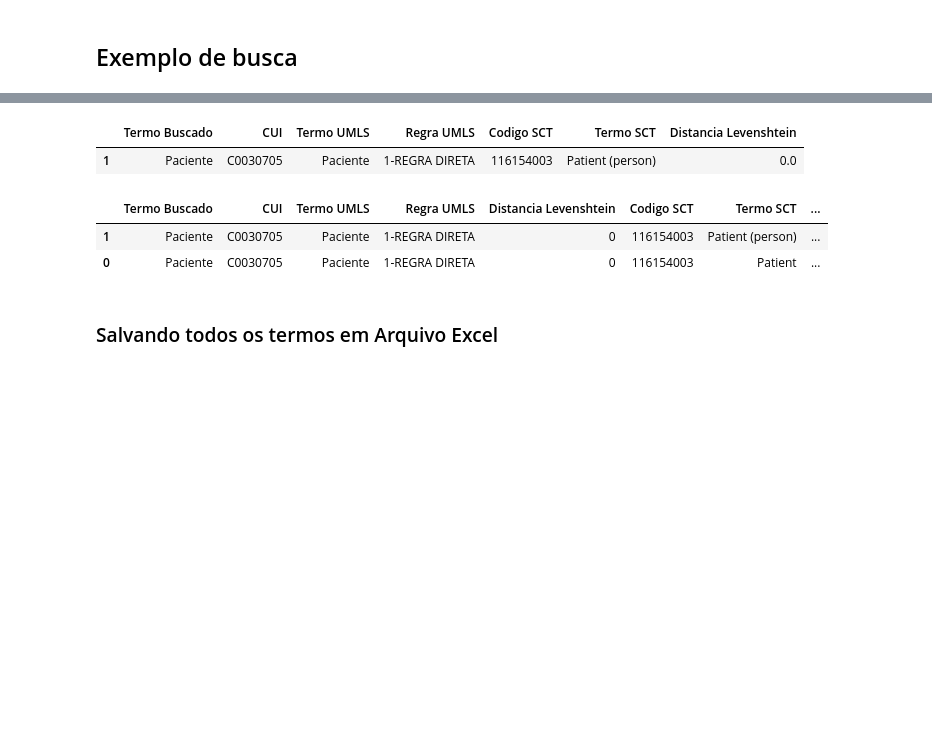
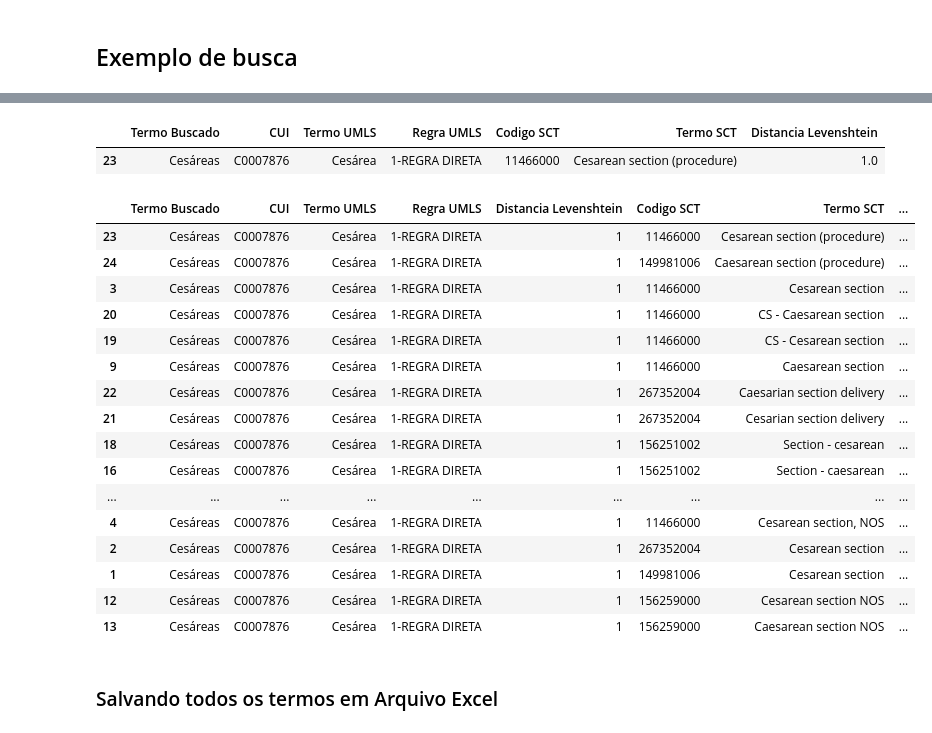
Before and after one commit to HAILab-PUCPR/MapClin-UMLS-SNOMEDCT, a Jupyter notebook: MapClin.ipynb, the cells around one changed output, grey strips where cells are left out. Cells and saved outputs as stored; diff of their text form; code cells hidden in the pictures; blank space fills up the shorter version.

```diff
--- a/MapClin.ipynb
+++ b/MapClin.ipynb
@@ -392,7 +440,6 @@ class PreProcessamento:
 # %% [markdown]
 ### Abrindo e processando dados a partir da UMLS e criando dados intermediários
 # %%
-
 class UMLSclass:
     def __init__(self,preProcessamentoclass):
         self.preProcessamento = preProcessamentoclass
@@ -484,9 +531,9 @@ class UMLSclass:
 
 
     def openFiles(self,files):
-        MRCONSOFILE = UMLSfiles[0]
-        MRXW_PORFILE = UMLSfiles[1]
-        MRRELFILE = UMLSfiles[2]
+        MRCONSOFILE = files[0]
+        MRXW_PORFILE = files[1]
+        MRRELFILE = files[2]
 
         ############################################
 
@@ -579,11 +626,11 @@ class UMLSclass:
     #https://www.ncbi.nlm.nih.gov/books/NBK9685/table/ch03.T.concept_names_and_sources_file_mr/
     #https://www.ncbi.nlm.nih.gov/books/NBK9685/table/ch03.T.related_concepts_file_mrrel_rrf/
     #https://www.nlm.nih.gov/research/umls/sourcereleasedocs/index.html
+    #https://www.nlm.nih.gov/research/umls/knowledge_sources/metathesaurus/release/abbreviations.html
 
 
 
-
-def processUmlsFirstTime(MRCONSOFILE,MRXW_PORFILE,MRRELFILE):
+def processUmlsFirstTime(MRCONSOFILE,MRXW_PORFILE,MRRELFILE,p):
     #import só para ter certeza
     import os
     import json
@@ -613,7 +660,7 @@ def processUmlsFirstTime(MRCONSOFILE,MRXW_PORFILE,MRRELFILE):
             f.write(json.dumps(UMLSNormalizadaLEMMA))
 
 
-def createSCTfiles(MRCONSOFILE,MRRELFILE,UMLStoSNOMEDfiles=["snomed.txt","SY.txt","REL_SNOMED.txt"]):
+def createSCTfiles(MRCONSOFILE,MRRELFILE,p,UMLStoSNOMEDfiles=["snomed.txt","SY.txt","REL_SNOMED.txt"]):
     #import só para ter certeza
     import os
     import json
@@ -648,6 +695,10 @@ class OpenSCTfilesClass:
             cls.__instance.openSCTfiles(filesProcessados)
         return cls.__instance
 
+    @classmethod
+    def deleteInstance(cls):
+        cls.__instance = None
+
     def openSCTfiles(self,UMLStoSNOMEDfiles):
         print("Abrindo arquivos SCT")
 
@@ -1915,0 +2010,15 @@ Wall time: 2min 14s
+# %%
+%%time
+# As funções UMLS e SNOMED CT são chamadas em separado para diminuir a quantidade de arquivos em RAM e
+#para facilitar a adição de dados externos na extração dos dados da UMLS.
+
+filesProcessados = ("BKtreeUMLSMRCONSO1.bktree","BKtreeUMLSMRCONSO2.bktree","BKtreeUMLSMRCONSO3.bktree")
+
+#mascara caso voce não queira utilizar alguma regra (direta,lemma,stemm,sinonimo,pai,filho,sinonimo WE)
+rules=[1,0,0,0,1,0,0]
+
+#WEfile =  'skip_s100.txt'
+#WEfile = 'word2vec-incor-2022.model'
+
+#temposExecucao,resultados = mapMainUMLS(termos,filesProcessados=filesProcessados,rules=rules,WEfile=WEfile)
+temposExecucao,resultados = mapMainUMLS(termos,filesProcessados=filesProcessados,rules=rules)
@@ -1915,0 +2047,6 @@ Wall time: 2min 14s
+# %%
+%%time
+
+filesProcessados = ("snomed.txt","SY.txt","REL_SNOMED.txt")
+
+temposExecucao,resultados = mapMainSNOMEDCT(termos,resultados,tempo=temposExecucao,filesProcessados=filesProcessados)
@@ -1939,14 +2079,28 @@ Possui relação com codigo UMLS:
 # %%
-resultados[1].toPandas()
+resultados[0].toPandas()
 # %% [output]
 |  | Termo Buscado | CUI | Termo UMLS | Regra UMLS | Codigo SCT | Termo SCT | Distancia Levenshtein |
-| 1 | Paciente | C0030705 | Paciente | 1-REGRA DIRETA | 116154003 | Patient (person) | 0.0 |
+| 23 | Cesáreas | C0007876 | Cesárea | 1-REGRA DIRETA | 11466000 | Cesarean section (procedure) | 1.0 |
 # %%
-resultados[1].toPandasAll()
+resultados[0].toPandasAll()
 # %% [output]
 |  | Termo Buscado | CUI | Termo UMLS | Regra UMLS | Distancia Levenshtein | Codigo SCT | Termo SCT | ... |
-| 1 | Paciente | C0030705 | Paciente | 1-REGRA DIRETA | 0 | 116154003 | Patient (person) | ... |
-| 0 | Paciente | C0030705 | Paciente | 1-REGRA DIRETA | 0 | 116154003 | Patient | ... |
+| 23 | Cesáreas | C0007876 | Cesárea | 1-REGRA DIRETA | 1 | 11466000 | Cesarean section (procedure) | ... |
+| 24 | Cesáreas | C0007876 | Cesárea | 1-REGRA DIRETA | 1 | 149981006 | Caesarean section (procedure) | ... |
+| 3 | Cesáreas | C0007876 | Cesárea | 1-REGRA DIRETA | 1 | 11466000 | Cesarean section | ... |
+| 20 | Cesáreas | C0007876 | Cesárea | 1-REGRA DIRETA | 1 | 11466000 | CS - Caesarean section | ... |
+| 19 | Cesáreas | C0007876 | Cesárea | 1-REGRA DIRETA | 1 | 11466000 | CS - Cesarean section | ... |
+| 9 | Cesáreas | C0007876 | Cesárea | 1-REGRA DIRETA | 1 | 11466000 | Caesarean section | ... |
+| 22 | Cesáreas | C0007876 | Cesárea | 1-REGRA DIRETA | 1 | 267352004 | Caesarian section delivery | ... |
+| 21 | Cesáreas | C0007876 | Cesárea | 1-REGRA DIRETA | 1 | 267352004 | Cesarian section delivery | ... |
+| 18 | Cesáreas | C0007876 | Cesárea | 1-REGRA DIRETA | 1 | 156251002 | Section - cesarean | ... |
+| 16 | Cesáreas | C0007876 | Cesárea | 1-REGRA DIRETA | 1 | 156251002 | Section - caesarean | ... |
+| ... | ... | ... | ... | ... | ... | ... | ... | ... |
+| 4 | Cesáreas | C0007876 | Cesárea | 1-REGRA DIRETA | 1 | 11466000 | Cesarean section, NOS | ... |
+| 2 | Cesáreas | C0007876 | Cesárea | 1-REGRA DIRETA | 1 | 267352004 | Cesarean section | ... |
+| 1 | Cesáreas | C0007876 | Cesárea | 1-REGRA DIRETA | 1 | 149981006 | Cesarean section | ... |
+| 12 | Cesáreas | C0007876 | Cesárea | 1-REGRA DIRETA | 1 | 156259000 | Cesarean section NOS | ... |
+| 13 | Cesáreas | C0007876 | Cesárea | 1-REGRA DIRETA | 1 | 156259000 | Caesarean section NOS | ... |
 # %% [markdown]
 ### Salvando todos os termos em Arquivo Excel
 # %%
```
Also changed, not shown: parts of 33 cells of this notebook.
